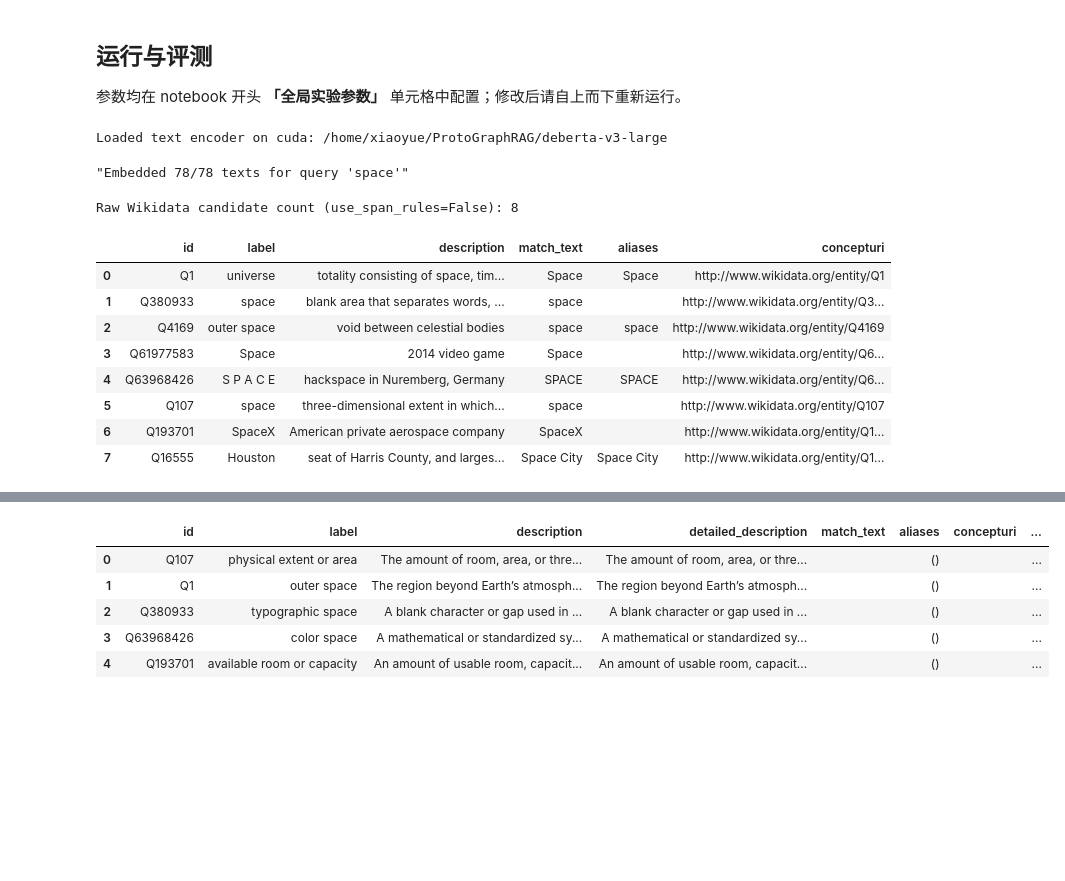
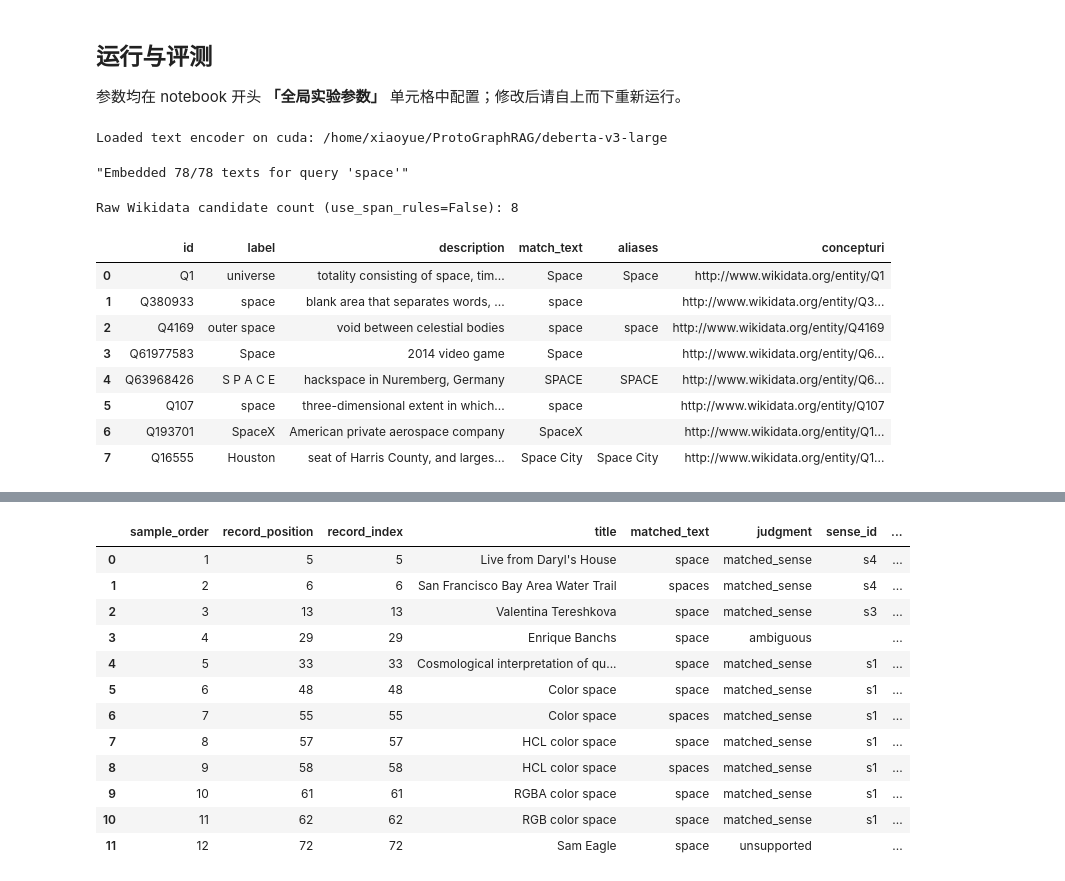
Before and after one commit to YxRicardo/LiteSemRAG, a Jupyter notebook: jupyter_notebooks/hotpotqa_anchor_propagation_compare.ipynb, the cells around one changed output, grey strips where cells are left out. Cells and saved outputs as stored; diff of their text form; code cells hidden in the pictures; blank space fills up the shorter version.

```diff
--- a/jupyter_notebooks/hotpotqa_anchor_propagation_compare.ipynb
+++ b/jupyter_notebooks/hotpotqa_anchor_propagation_compare.ipynb
@@ -2113,11 +2205,17 @@ embedded_result = collect_query_span_embeddings(
     text_encoder_name_or_path=DEFAULT_TEXT_ENCODER_NAME_OR_PATH,
     device=DEVICE,
 )
+records = embedded_result["records"]
 
-fft_samples_for_llm_merge = select_fft_samples_for_llm_merge(
-    embedded_result["records"],
-    n=FFT_LLM_MERGE_SAMPLE_COUNT,
-)
+# 先采 C/D/E/F 共用 anchors；同一批 anchors 也作为 combined merge 的样本。
+anchor_info = sample_anchor_positions(records)
+anchor_sample_positions = anchor_info["anchor_positions"]
+anchor_samples_for_llm_merge = []
+for sample_order, record_pos in enumerate(anchor_sample_positions, start=1):
+    sample = dict(records[record_pos])
+    sample["fft_sample_order"] = sample_order
+    sample["sample_order"] = sample_order
+    anchor_samples_for_llm_merge.append(sample)
 
 if USE_LLM_WIKIDATA:
     raw_candidate_senses, raw_candidates_df = fetch_raw_candidate_senses_for_merge(
@@ -2134,7 +2232,7 @@ if USE_LLM_WIKIDATA:
         merge_candidate_senses_with_fft_samples(
             TARGET_SPAN,
             raw_candidate_senses,
-            fft_samples_for_llm_merge,
+            anchor_samples_for_llm_merge,
             llm_merge_filter,
         )
     )
@@ -2152,6 +2250,7 @@ if USE_LLM_WIKIDATA:
     print(f"Raw Wikidata candidate count (use_span_rules=False): {len(raw_candidate_senses)}")
     display(raw_candidates_df)
 else:
+    llm_merge_result = {}
     candidate_definitions_df, definition_column = load_wikidata_definition_candidates(
         TARGET_SPAN,
         use_detailed_description=USE_DETAILED_DESCRIPTION,
@@ -2163,23 +2262,54 @@ else:
     )
 candidate_bank = build_wikidata_candidate_bank(candidate_definitions_df, definition_column)
 
-# All assignment methods share this single FFT-guided merged candidate bank.
-fft_llm_candidate_definitions_df = candidate_definitions_df.copy()
-fft_llm_definition_column = definition_column
-fft_llm_candidate_bank = candidate_bank
+if USE_LLM_WIKIDATA:
+    (
+        anchor_precomputed_judgments,
+        anchor_label_by_index,
+        anchor_label_df,
+    ) = build_precomputed_judgments_from_merge_samples(
+        records,
+        anchor_sample_positions,
+        llm_merge_result,
+        candidate_bank,
+    )
+    missing_anchor_labels = [
+        records[pos]["record_index"]
+        for pos in anchor_sample_positions
+        if records[pos]["record_index"] not in anchor_precomputed_judgments
+    ]
+    if missing_anchor_labels:
+        print(
+            "Combined merge did not assign every anchor sample; "
+            "downstream methods will label those samples via their own fallback path. "
+            f"Missing record_index values: {missing_anchor_labels}"
+        )
+else:
+    anchor_precomputed_judgments = {}
+    anchor_label_by_index = {}
+    anchor_label_df = pd.DataFrame()
+
+# All assignment methods share this anchor-guided merged candidate bank.
 
 print(f"Text encoder: {embedded_result['text_encoder_name_or_path']}")
 print(f"Embedding method: {embedded_result['embedding_method']}")
 print(f"Input sample limit: {embedded_result['max_records']}")
-print(f"LLM merge FFT sample count: {len(fft_samples_for_llm_merge)}")
+print(
+    f"anchor samples for LLM merge: {anchor_info['n_anchor']} "
+    f"(FFT={anchor_info['n_fft']}, random={anchor_info['n_random']}, "
+    f"占比={anchor_info['n_anchor']/len(records):.1%})"
+)
 print(f"Merged candidate count: {len(candidate_bank)}")
 print(f"Record count: {embedded_result['record_count']}")
 if USE_LLM_WIKIDATA and not candidate_definitions_df.empty:
     merge_meta = candidate_definitions_df["llm_filter_metadata"].iloc[0]
     print(f"LLM merge filter version: {merge_meta.get('wikidata_candidate_filter')}")
     print(f"LLM merge notes: {merge_meta.get('notes')}")
-print("FFT samples used for LLM merge:")
-display(pd.DataFrame(fft_samples_for_llm_merge))
+print("Anchor samples used for LLM merge and FFT seeds:")
+display(pd.DataFrame(anchor_samples_for_llm_merge))
+if USE_LLM_WIKIDATA:
+    print("LLM semantic labels returned for anchor samples:")
+    display(anchor_label_df)
 print("Merged candidate definitions:")
 display(candidate_definitions_df)
 # %% [output]
@@ -2219,6 +2352,13 @@ Merged candidate definitions:
-|  | id | label | description | detailed_description | match_text | aliases | concepturi | ... |
-| 0 | Q107 | physical extent or area | The amount of room, area, or thre... | The amount of room, area, or thre... |  | () |  | ... |
-| 1 | Q1 | outer space | The region beyond Earth’s atmosph... | The region beyond Earth’s atmosph... |  | () |  | ... |
-| 2 | Q380933 | typographic space | A blank character or gap used in ... | A blank character or gap used in ... |  | () |  | ... |
-| 3 | Q63968426 | color space | A mathematical or standardized sy... | A mathematical or standardized sy... |  | () |  | ... |
-| 4 | Q193701 | available room or capacity | An amount of usable room, capacit... | An amount of usable room, capacit... |  | () |  | ... |
+|  | sample_order | record_position | record_index | title | matched_text | judgment | sense_id | ... |
+| 0 | 1 | 5 | 5 | Live from Daryl's House | space | matched_sense | s4 | ... |
+| 1 | 2 | 6 | 6 | San Francisco Bay Area Water Trail | spaces | matched_sense | s4 | ... |
+| 2 | 3 | 13 | 13 | Valentina Tereshkova | space | matched_sense | s3 | ... |
+| 3 | 4 | 29 | 29 | Enrique Banchs | space | ambiguous |  | ... |
+| 4 | 5 | 33 | 33 | Cosmological interpretation of qu... | space | matched_sense | s1 | ... |
+| 5 | 6 | 48 | 48 | Color space | space | matched_sense | s1 | ... |
+| 6 | 7 | 55 | 55 | Color space | spaces | matched_sense | s1 | ... |
+| 7 | 8 | 57 | 57 | HCL color space | space | matched_sense | s1 | ... |
+| 8 | 9 | 58 | 58 | HCL color space | spaces | matched_sense | s1 | ... |
+| 9 | 10 | 61 | 61 | RGBA color space | space | matched_sense | s1 | ... |
+| 10 | 11 | 62 | 62 | RGB color space | space | matched_sense | s1 | ... |
+| 11 | 12 | 72 | 72 | Sam Eagle | space | unsupported |  | ... |
```
Also changed, not shown: parts of 13 cells of this notebook, 4 other files.
